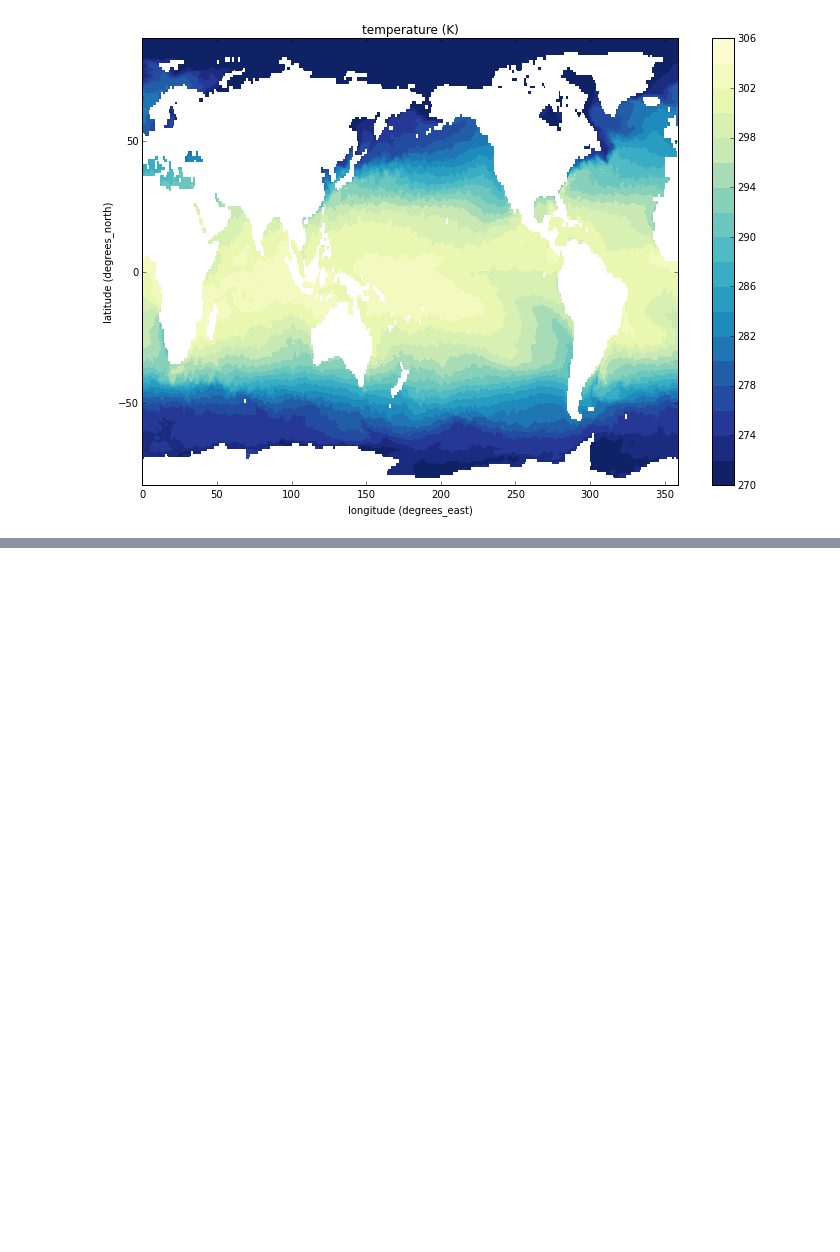
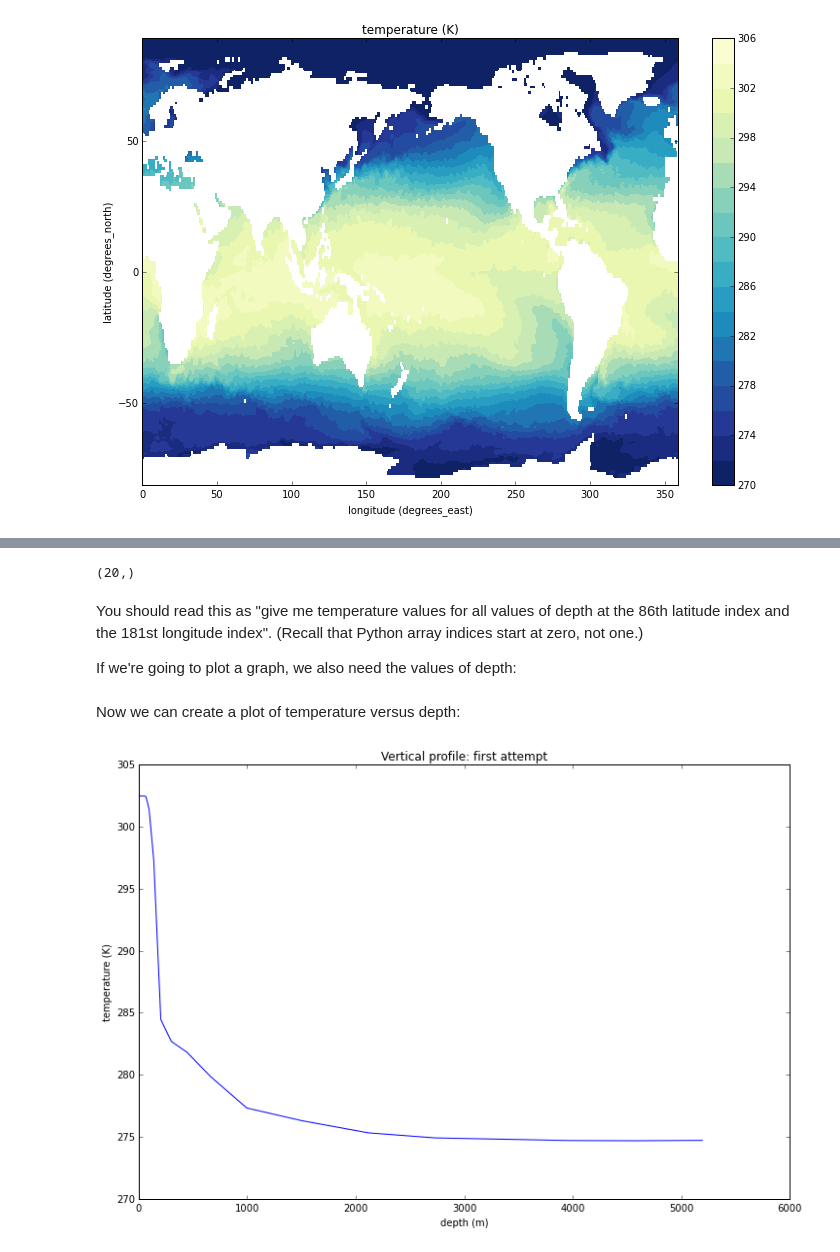
Before and after one commit to jonblower/python-viz-intro, a Jupyter notebook: Lesson 3. Plotting data from NetCDF files/3. Plotting data from NetCDF files.ipynb, the cells around one changed output, grey strips where cells are left out. Drawn from its saved outputs; the diff is of its cells as text; code cells hidden in the pictures; blank space fills up the shorter version.

Commit message:
Added plotting of vertical profile

```diff
--- a/Lesson 3. Plotting data from NetCDF files/3. Plotting data from NetCDF files.ipynb
+++ b/Lesson 3. Plotting data from NetCDF files/3. Plotting data from NetCDF files.ipynb
@@ -149,0 +146,21 @@ Show axis reversal
+# %%
+profile = t[:,85,180]
+# %% [output]
+(20,)
+# %% [markdown]
+You should read this as "give me temperature values for all values of depth at the 86th latitude index and the 181st longitude index". (Recall that Python array indices start at zero, not one.)
+
+If we're going to plot a graph, we also need the values of depth:
+# %%
+depthvar = nc.variables['depth']
+depthvals = depthvar[:]
+# %% [markdown]
+Now we can create a plot of temperature versus depth:
+# %%
+plt.plot(depthvals, profile)
+plt.xlabel('depth (' + depthvar.units + ')')
+plt.ylabel(t.long_name + ' (' + t.units + ')')
+plt.title('Vertical profile: first attempt')
+plt.show()
+# %% [output]
+[figure, added]
```
Also changed, not shown: parts of 5 cells of this notebook.
